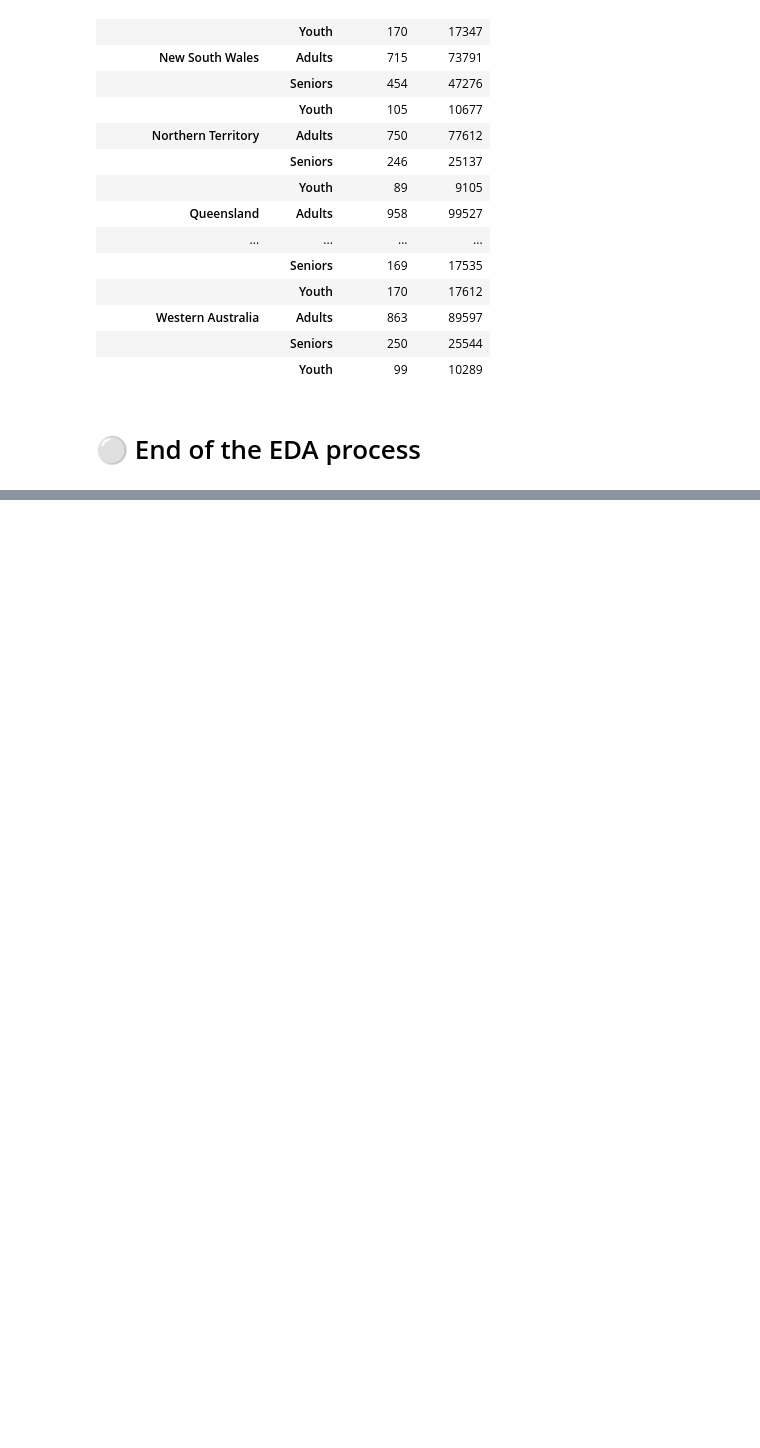
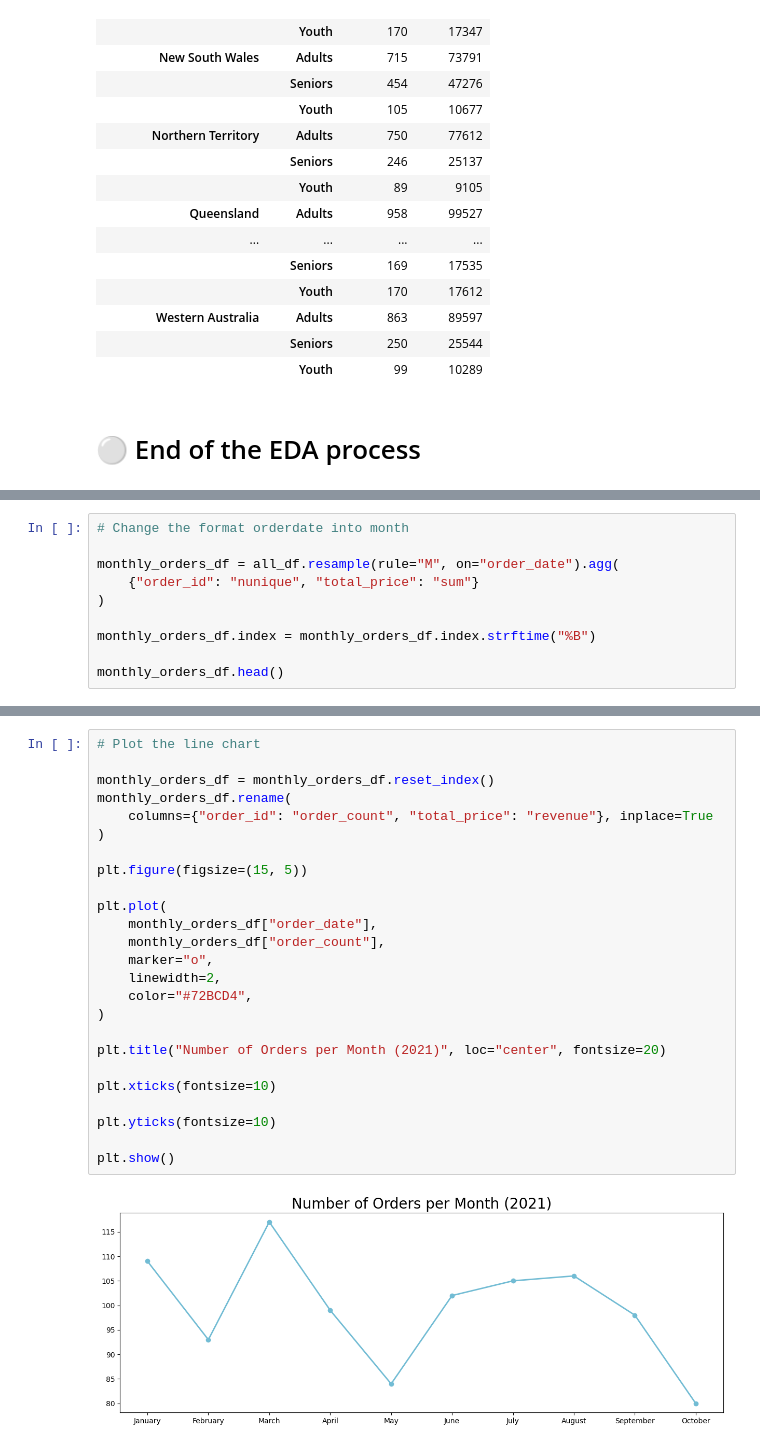
Before and after one commit to stefansphtr/Exercise-Project-Data-Analysis, a Jupyter notebook: Project.ipynb, the cells around one changed output, grey strips where cells are left out. Cells and saved outputs as stored; diff of their text form; blank space fills up the shorter version.

```diff
--- a/Project.ipynb
+++ b/Project.ipynb
@@ -1294,0 +1382,10 @@ all_df.groupby(by=["state", "age_group"]).agg(
+# %%
+# Change the format orderdate into month
+
+monthly_orders_df = all_df.resample(rule="M", on="order_date").agg(
+    {"order_id": "nunique", "total_price": "sum"}
+)
+
+monthly_orders_df.index = monthly_orders_df.index.strftime("%B")
+
+monthly_orders_df.head()
@@ -1294,0 +1400,27 @@ all_df.groupby(by=["state", "age_group"]).agg(
+# %%
+# Plot the line chart
+
+monthly_orders_df = monthly_orders_df.reset_index()
+monthly_orders_df.rename(
+    columns={"order_id": "order_count", "total_price": "revenue"}, inplace=True
+)
+
+plt.figure(figsize=(15, 5))
+
+plt.plot(
+    monthly_orders_df["order_date"],
+    monthly_orders_df["order_count"],
+    marker="o",
+    linewidth=2,
+    color="#72BCD4",
+)
+
+plt.title("Number of Orders per Month (2021)", loc="center", fontsize=20)
+
+plt.xticks(fontsize=10)
+
+plt.yticks(fontsize=10)
+
+plt.show()
+# %% [output]
+[figure, added]
```
Also changed, not shown: parts of 19 cells of this notebook.
